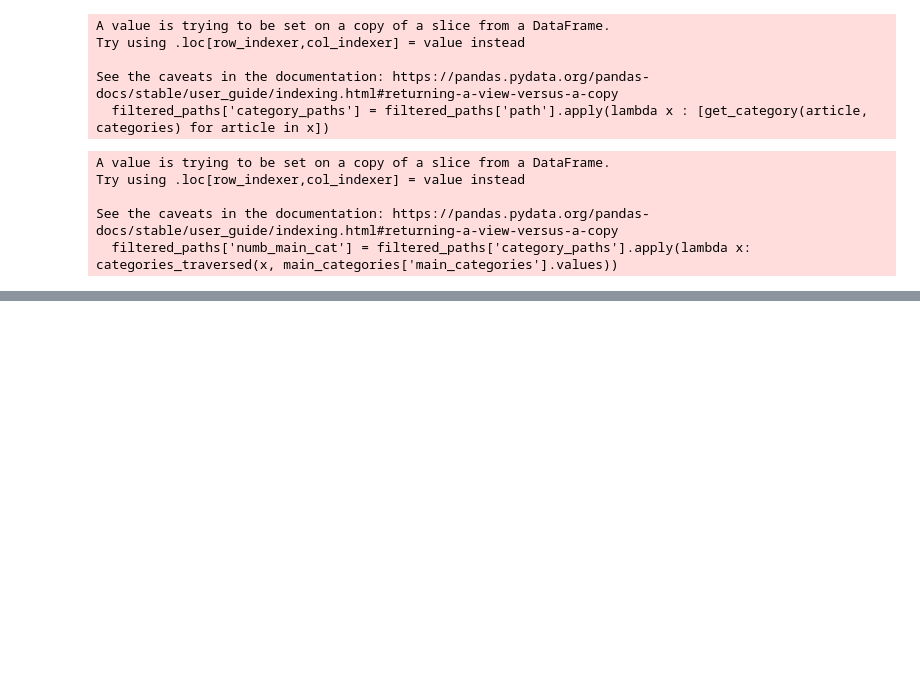
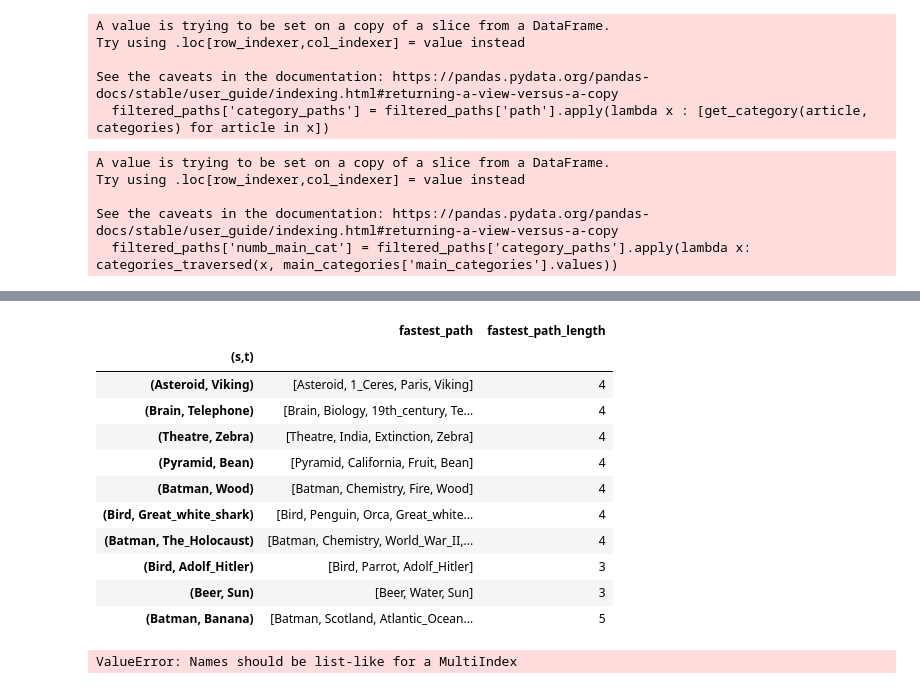
Before and after one commit to epfl-ada/ada-2024-project-tadaa, a Jupyter notebook: best_paths.ipynb, the cells around one changed output, grey strips where cells are left out. Cells and saved outputs as stored; diff of their text form; code cells hidden in the pictures; blank space fills up the shorter version.

```diff
--- a/best_paths.ipynb
+++ b/best_paths.ipynb
@@ -366,0 +337,31 @@ People
+# %%
+#find the fastest path for the most common (s,t)
+links_df = utils.load_dataframe("./data/wikispeedia_paths-and-graph/links.tsv", skip_rows=12, columns=["source", "target"])
+graph = utils.create_graph(links_df.copy())
+fastest_paths = pd.DataFrame(index=most_common_paths.index, columns=["fastest_path", "fastest_path_length"])
+for idx, path in enumerate(most_common_paths.index) :
+    source = path[0]
+    target = path[1]
+    shortest_path = utils.compute_shortest_path(source, target, graph)
+    fastest_paths.iloc[idx] = [shortest_path, len(shortest_path)]
+fastest_paths
+# %% [output]
+|  | fastest_path | fastest_path_length |
+| (s,t) |  |  |
+| (Asteroid, Viking) | [Asteroid, 1_Ceres, Paris, Viking] | 4 |
+| (Brain, Telephone) | [Brain, Biology, 19th_century, Te... | 4 |
+| (Theatre, Zebra) | [Theatre, India, Extinction, Zebra] | 4 |
+| (Pyramid, Bean) | [Pyramid, California, Fruit, Bean] | 4 |
+| (Batman, Wood) | [Batman, Chemistry, Fire, Wood] | 4 |
+| (Bird, Great_white_shark) | [Bird, Penguin, Orca, Great_white... | 4 |
+| (Batman, The_Holocaust) | [Batman, Chemistry, World_War_II,... | 4 |
+| (Bird, Adolf_Hitler) | [Bird, Parrot, Adolf_Hitler] | 3 |
+| (Beer, Sun) | [Beer, Water, Sun] | 3 |
+| (Batman, Banana) | [Batman, Scotland, Atlantic_Ocean... | 5 |
+# %%
+#now compare the top 10 fastest and top 10 worst paths
+bw = filtered_paths.groupby('(s,t)')
+bw = bw.apply(lambda x: x.sort_values(by="path_length"))
+bw
+# %% [output]
+ValueError: Names should be list-like for a MultiIndex
```
Also changed, not shown: parts of 9 cells of this notebook, 1 other file.
